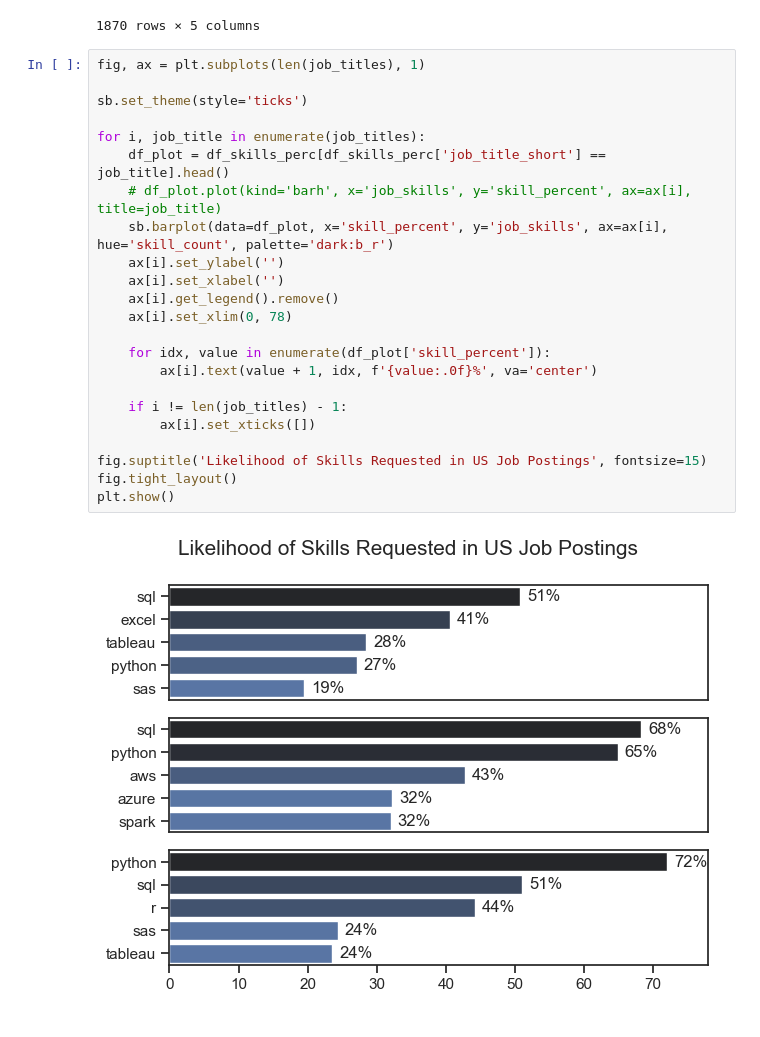
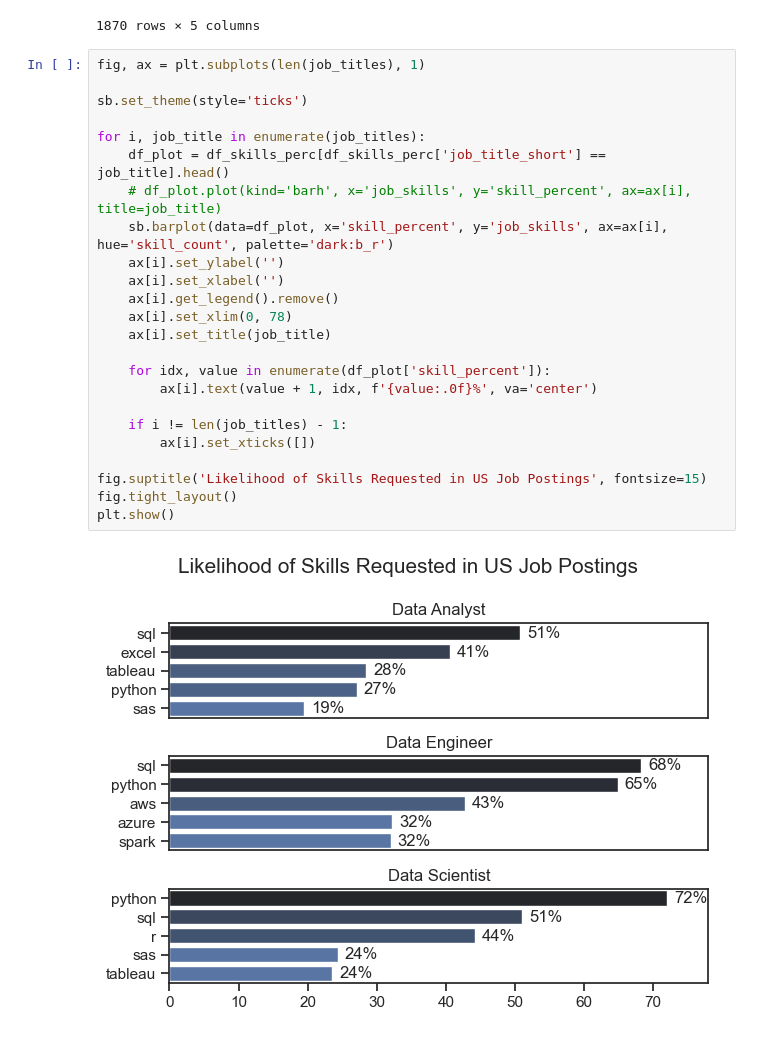
Before and after one commit to mDJ1019/Python_Data_Youtube_Advanced, a Jupyter notebook: Project/2_Skills_count.ipynb, the cells around one changed output. Saved outputs shown, nothing was run; the diff lists cells and outputs as text.

```diff
--- a/Project/2_Skills_count.ipynb
+++ b/Project/2_Skills_count.ipynb
@@ -113,25 +113,26 @@ df_skills_perc
 # %%
 fig, ax = plt.subplots(len(job_titles), 1)
 
 sb.set_theme(style='ticks')
 
 for i, job_title in enumerate(job_titles):
     df_plot = df_skills_perc[df_skills_perc['job_title_short'] == job_title].head()
     # df_plot.plot(kind='barh', x='job_skills', y='skill_percent', ax=ax[i], title=job_title)
     sb.barplot(data=df_plot, x='skill_percent', y='job_skills', ax=ax[i], hue='skill_count', palette='dark:b_r')
     ax[i].set_ylabel('')
     ax[i].set_xlabel('')
     ax[i].get_legend().remove()
     ax[i].set_xlim(0, 78)
+    ax[i].set_title(job_title)
 
     for idx, value in enumerate(df_plot['skill_percent']):
         ax[i].text(value + 1, idx, f'{value:.0f}%', va='center')
 
     if i != len(job_titles) - 1:
         ax[i].set_xticks([])
 
 fig.suptitle('Likelihood of Skills Requested in US Job Postings', fontsize=15)
 fig.tight_layout()
 plt.show()
 # %% [output]
-[figure, old version]
+[figure, new version]
```
Also changed, not shown: 4 other files.
